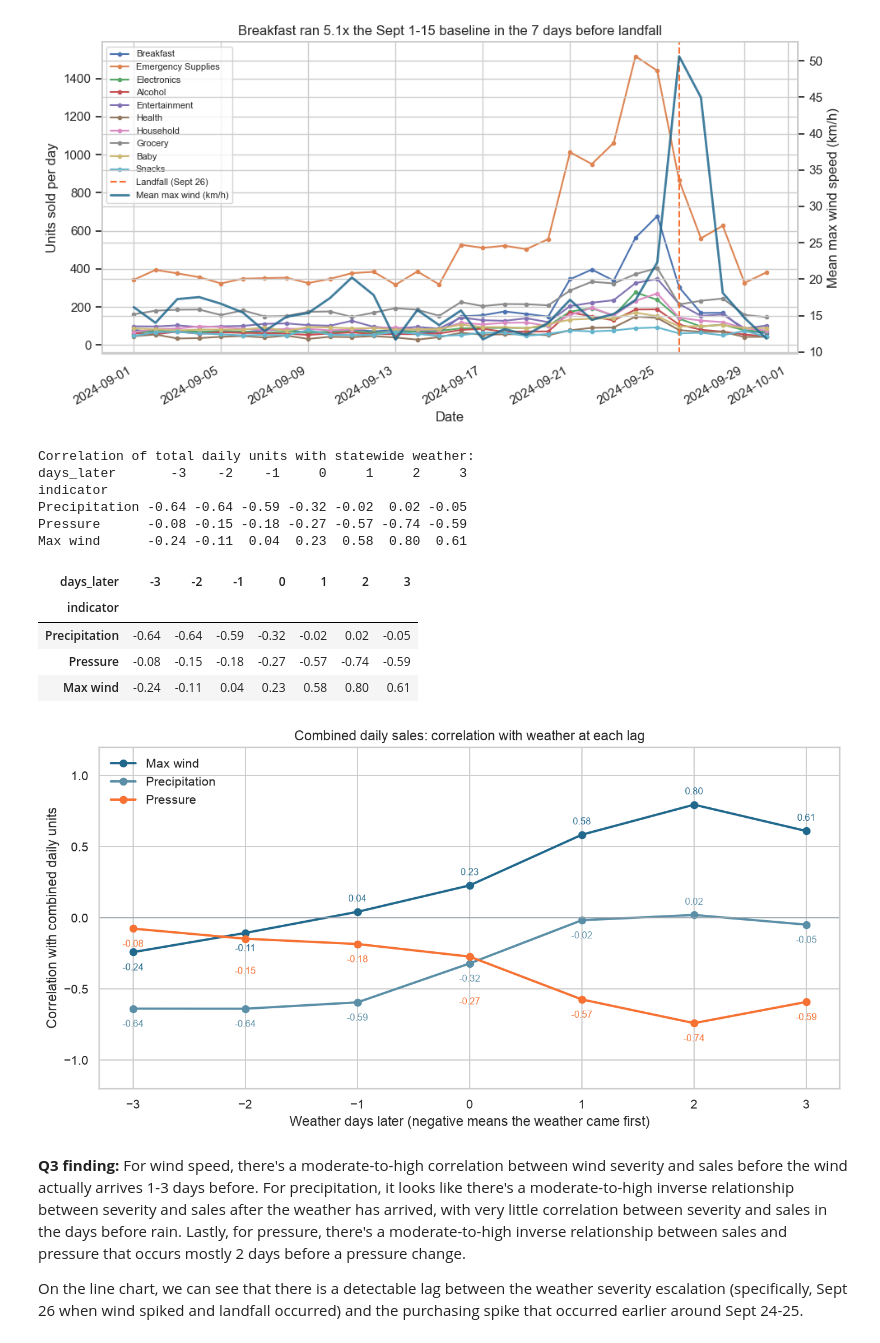
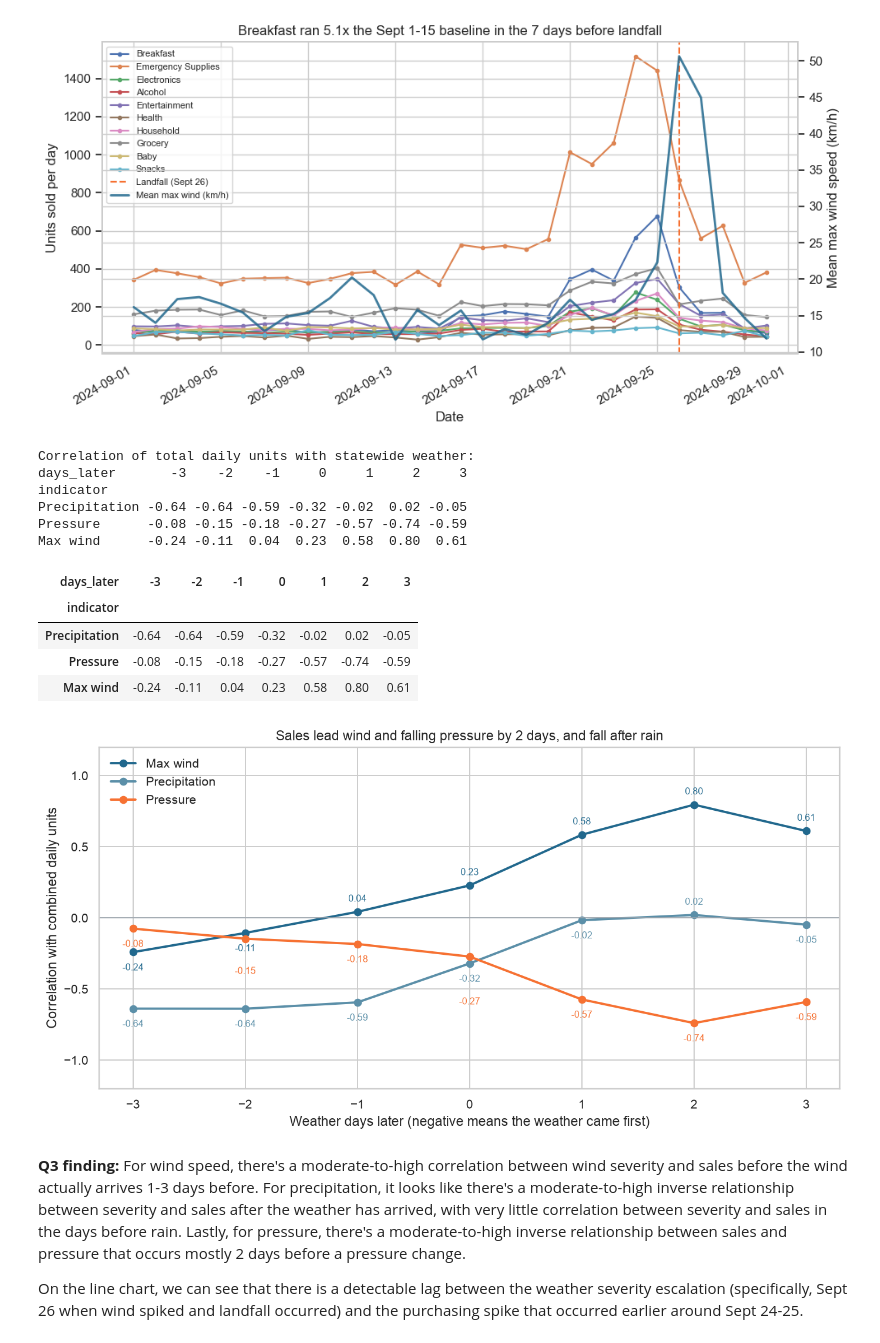
Before and after one commit to AmudhanSelvam26/ds2002_walmart_hurricane_project, a Jupyter notebook: notebooks/team_notebook.ipynb, the cells around one changed output. Drawn from its saved outputs; the diff is of its cells as text; code cells hidden in the pictures.

Commit message:
Title

```diff
--- a/notebooks/team_notebook.ipynb
+++ b/notebooks/team_notebook.ipynb
@@ -426,35 +426,35 @@ for var in vars_weather:
         marker='o', color=colors[var], linewidth=2, label=pretty[var],
     )
     for _, row in piece.iterrows():
         x, r = row['days_later'], row['r']
         y = r + (0.09 if r >= 0 else -0.11)
         for px, py in labeled:
             if px == x and abs(y - py) < 0.16:
                 y = py - 0.16 if r < 0 else py + 0.16
         labeled.append((x, y))
         ax.text(x, y, f"{r:.2f}", ha='center', va='center', fontsize=8, color=colors[var])
 ax.axhline(0, color='#9AA4AD', linewidth=0.8)
 ax.set_xticks(range(-3, 4))
 ax.set_ylim(-1.2, 1.2)
 ax.set_xlabel('Weather days later (negative means the weather came first)')
 ax.set_ylabel('Correlation with combined daily units')
-ax.set_title('Combined daily sales: correlation with weather at each lag')
+ax.set_title('Sales lead wind and falling pressure by 2 days, and fall after rain')
 ax.legend(frameon=False)
 plt.tight_layout()
 plt.show()
 # %% [output]
 Correlation of total daily units with statewide weather:
 days_later       -3    -2    -1     0     1     2     3
 indicator
 Precipitation -0.64 -0.64 -0.59 -0.32 -0.02  0.02 -0.05
 Pressure      -0.08 -0.15 -0.18 -0.27 -0.57 -0.74 -0.59
 Max wind      -0.24 -0.11  0.04  0.23  0.58  0.80  0.61
 | days_later | -3 | -2 | -1 | 0 | 1 | 2 | 3 |
 | indicator |  |  |  |  |  |  |  |
 | Precipitation | -0.64 | -0.64 | -0.59 | -0.32 | -0.02 | 0.02 | -0.05 |
 | Pressure | -0.08 | -0.15 | -0.18 | -0.27 | -0.57 | -0.74 | -0.59 |
 | Max wind | -0.24 | -0.11 | 0.04 | 0.23 | 0.58 | 0.80 | 0.61 |
-[figure, old version]
+[figure, new version]
 # %% [markdown]
 **Q3 finding:**
 For wind speed, there's a moderate-to-high correlation between wind severity and sales before the wind actually arrives 1-3 days before. For precipitation, it looks like there's a moderate-to-high inverse relationship between severity and sales after the weather has arrived, with very little correlation between severity and sales in the days before rain. Lastly, for pressure, there's a moderate-to-high inverse relationship between sales and pressure that occurs mostly 2 days before a pressure change.
```
